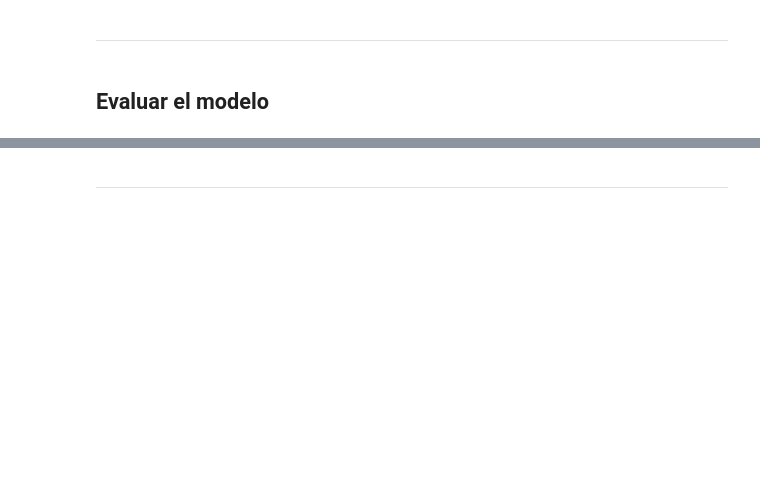
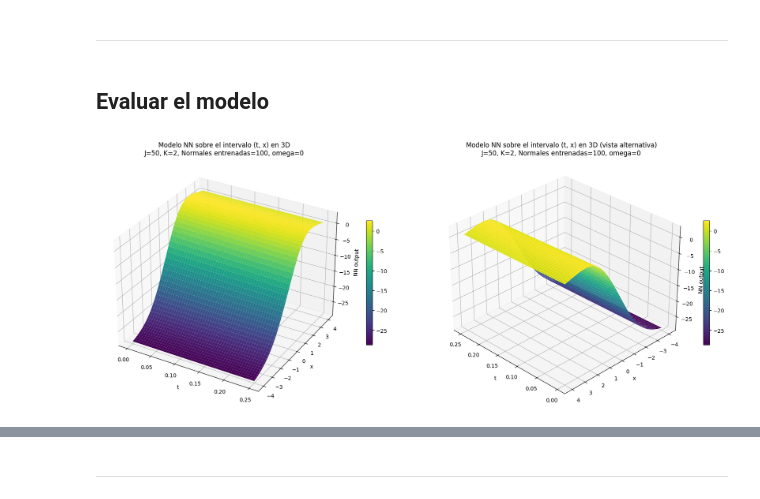
Before and after one commit to davidnfu0/NN_SPDEs, a Jupyter notebook: Código/heat_1d_paper.ipynb, the cells around one changed output, grey strips where cells are left out. Drawn from its saved outputs; the diff is of its cells as text; code cells hidden in the pictures; blank space fills up the shorter version.

```diff
--- a/Código/heat_1d_paper.ipynb
+++ b/Código/heat_1d_paper.ipynb
@@ -140,9 +170,11 @@ ___
 # %% [markdown]
 ## Entrenar la red neuronal
 # %%
-n_layers = 2  # Número de capas ocultas
-wide = 128  # Ancho de las capas ocultas
+n_layers = 1  # Número de capas ocultas
+wide = 8  # Ancho de las capas ocultas
 activation = nn.Tanh  # Función de activación
-epochs = 500  # Número de épocas de entrenamiento
+epochs = 10  # Número de épocas de entrenamiento
 optimizer = optim.Adam  # Optimizador
-lr = 0.0005  # Tasa de aprendizaje
+lr = 0.005  # Tasa de aprendizaje
+n_normals_to_train = 100  # Número de normales a entrenar en cada época
+n_normals_batch_size = 5  # Tamaño del batch de normales a entrenar
@@ -190,8 +262,8 @@ Epoch 30, Loss: 20.8973, Best Loss: 20.2516
 # %%
 if not train:
     # Cargar el modelo preentrenado
-    if not os.path.exists("files/heat_1d_paper_01.txt"):
-        print("Primero se tiene que crear el archivo 'files/heat_1d_paper_01.pkl'")
+    if not os.path.exists(main_path + "heat_1d_paper_params.txt"):
+        print("Primero se tiene que crear el archivo 'heat_1d_paper_params.txt'")
     else:
         nn_model = NeuralNetwork(
             space_dim=1,
@@ -200,7 +272,7 @@ if not train:
             wide=wide,
             activation=activation,
         )
-        nn_model.load_state_dict(torch.load(main_path + "heat_1d_paper_01.txt"))
+        nn_model.load_state_dict(torch.load(main_path + "heat_1d_paper_params.txt"))
         nn_model.eval()
         print("Modelo cargado")
 # %% [markdown]
@@ -209,27 +281,53 @@ ___
 ## Evaluar el modelo
 # %%
 # Selección el omega para evaluar la red neuronal
-nn_model.omega = 0
+omega_eval = 0
+nn_model.omega = omega_eval
 
 # Crear la grilla de puntos (t, x) para evaluar la red neuronal
 t_points = np.linspace(0, 0.25, 100)
 x_points = np.linspace(-4, 4, 100)
 t_grid, x_grid = np.meshgrid(t_points, x_points)
 input_tensor = torch.tensor(
     np.stack([t_grid.ravel(), x_grid.ravel()], axis=1), dtype=torch.float32
 )
 
 # Calcular la salida de    # dt = dt.repeat(n)  # vector (Δt,…,Δt) la red neuronal
 with torch.no_grad():
     output = nn_model(input_tensor).cpu().numpy().reshape(t_grid.shape)
 
 
-fig = plt.figure(figsize=(10, 7))
-ax = fig.add_subplot(111, projection="3d")
-surf = ax.plot_surface(t_grid, x_grid, output, cmap="viridis")
-fig.colorbar(surf)
-ax.set_xlabel("t")
-ax.set_ylabel("x")
-ax.set_zlabel("NN output")
-ax.set_title("Modelo NN sobre el intervalo (t, x) en 3D")
+# Crear una figura con dos subplots para mostrar ambas perspectivas
+fig = plt.figure(figsize=(18, 7))
+
+# Perspectiva 1: vista estándar
+ax1 = fig.add_subplot(1, 2, 1, projection="3d")
+surf1 = ax1.plot_surface(t_grid, x_grid, output, cmap="viridis")
+fig.colorbar(surf1, ax=ax1, shrink=0.5)
+ax1.set_xlabel("t")
+ax1.set_ylabel("x")
+ax1.set_zlabel("NN output")
+ax1.set_title(
+    f"Modelo NN sobre el intervalo (t, x) en 3D\nJ={J}, K={K}, Normales entrenadas={n_normals_to_train}, omega={omega_eval}"
+)
+
+# Perspectiva 2: vista desde otro ángulo
+ax2 = fig.add_subplot(1, 2, 2, projection="3d")
+surf2 = ax2.plot_surface(t_grid, x_grid, output, cmap="viridis")
+fig.colorbar(surf2, ax=ax2, shrink=0.5)
+ax2.set_xlabel("t")
+ax2.set_ylabel("x")
+ax2.set_zlabel("NN output")
+ax2.set_title(
+    f"Modelo NN sobre el intervalo (t, x) en 3D (vista alternativa)\nJ={J}, K={K}, Normales entrenadas={n_normals_to_train}, omega={omega_eval}"
+)
+ax2.view_init(elev=30, azim=135)  # Cambia el ángulo de vista
+
+plt.tight_layout()
+plt.savefig(
+    main_path
+    + f"heat_1d_paper_nn_output_both_views_J{J}_K{K}_N{n_normals_to_train}_omega{omega_eval}.pdf"
+)
 plt.show()
+# %% [output]
+[figure, added]
```
Also changed, not shown: parts of 12 cells of this notebook, 5 other files.
